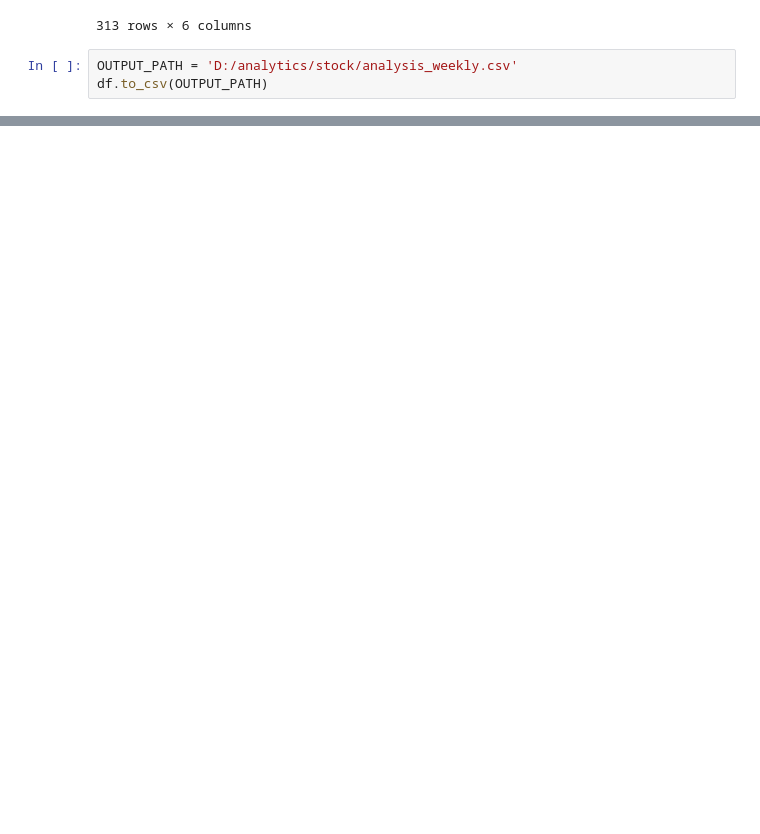
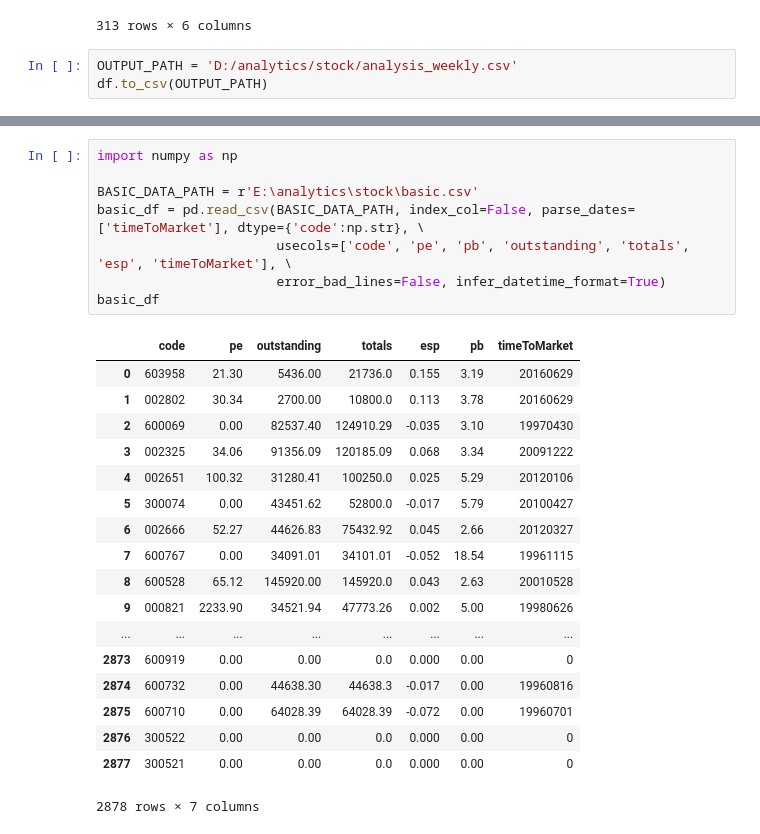
Before and after one commit to unixniu/pyAnalytics, a Jupyter notebook: stock_takeoff.ipynb, the cells around one changed output, grey strips where cells are left out. Cells and saved outputs as stored; diff of their text form; blank space fills up the shorter version.

```diff
--- a/stock_takeoff.ipynb
+++ b/stock_takeoff.ipynb
@@ -234,0 +209,27 @@ find_increase_trend(WEEKLY_DATA_FOLDER + '/600529.csv')
+# %%
+import numpy as np
+
+BASIC_DATA_PATH = r'E:\analytics\stock\basic.csv'
+basic_df = pd.read_csv(BASIC_DATA_PATH, index_col=False, parse_dates=['timeToMarket'], dtype={'code':np.str}, \
+                       usecols=['code', 'pe', 'pb', 'outstanding', 'totals', 'esp', 'timeToMarket'], \
+                       error_bad_lines=False, infer_datetime_format=True)
+basic_df
+# %% [output]
+|  | code | pe | outstanding | totals | esp | pb | timeToMarket |
+| 0 | 603958 | 21.30 | 5436.00 | 21736.0 | 0.155 | 3.19 | 20160629 |
+| 1 | 002802 | 30.34 | 2700.00 | 10800.0 | 0.113 | 3.78 | 20160629 |
+| 2 | 600069 | 0.00 | 82537.40 | 124910.29 | -0.035 | 3.10 | 19970430 |
+| 3 | 002325 | 34.06 | 91356.09 | 120185.09 | 0.068 | 3.34 | 20091222 |
+| 4 | 002651 | 100.32 | 31280.41 | 100250.0 | 0.025 | 5.29 | 20120106 |
+| 5 | 300074 | 0.00 | 43451.62 | 52800.0 | -0.017 | 5.79 | 20100427 |
+| 6 | 002666 | 52.27 | 44626.83 | 75432.92 | 0.045 | 2.66 | 20120327 |
+| 7 | 600767 | 0.00 | 34091.01 | 34101.01 | -0.052 | 18.54 | 19961115 |
+| 8 | 600528 | 65.12 | 145920.00 | 145920.0 | 0.043 | 2.63 | 20010528 |
+| 9 | 000821 | 2233.90 | 34521.94 | 47773.26 | 0.002 | 5.00 | 19980626 |
+| ... | ... | ... | ... | ... | ... | ... | ... |
+| 2873 | 600919 | 0.00 | 0.00 | 0.0 | 0.000 | 0.00 | 0 |
+| 2874 | 600732 | 0.00 | 44638.30 | 44638.3 | -0.017 | 0.00 | 19960816 |
+| 2875 | 600710 | 0.00 | 64028.39 | 64028.39 | -0.072 | 0.00 | 19960701 |
+| 2876 | 300522 | 0.00 | 0.00 | 0.0 | 0.000 | 0.00 | 0 |
+| 2877 | 300521 | 0.00 | 0.00 | 0.0 | 0.000 | 0.00 | 0 |
+2878 rows × 7 columns
```
Also changed, not shown: parts of 5 cells of this notebook.
